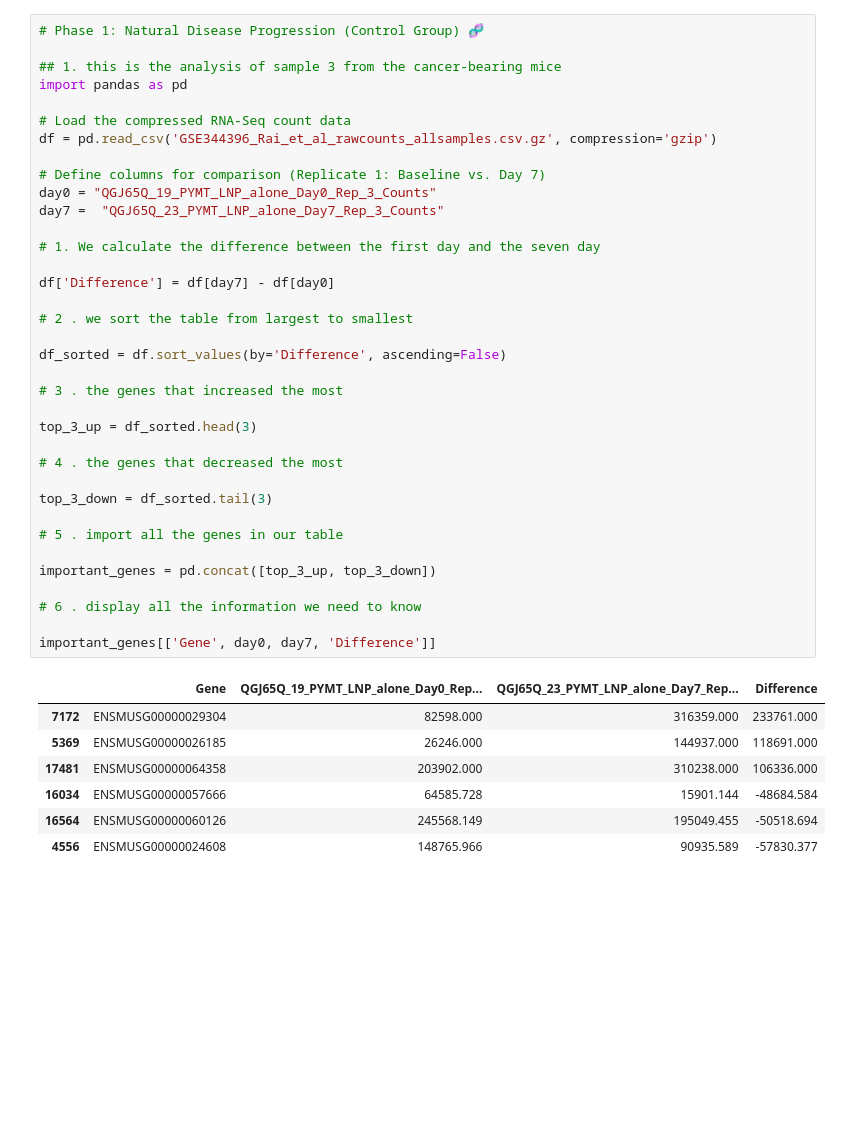
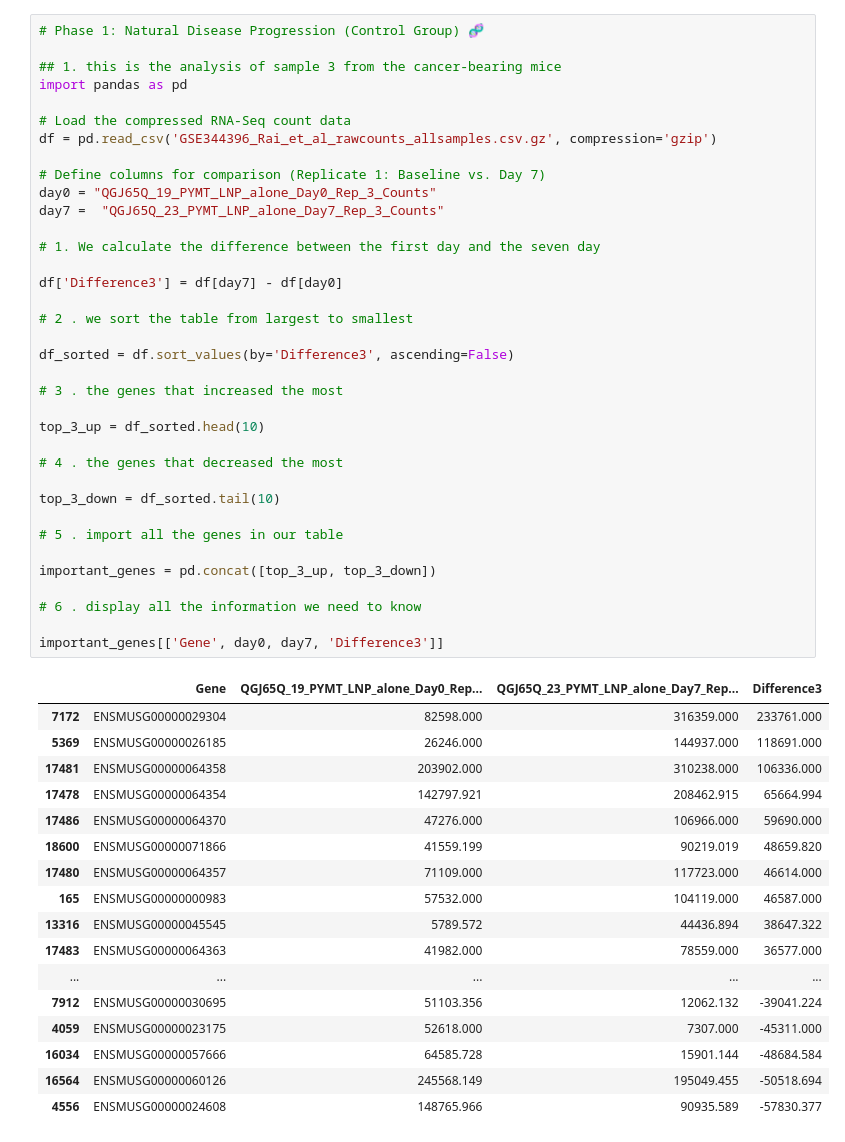
Before and after one commit to ayoubtech21/PYMT-Breast-Cancer-Analysis., a Jupyter notebook: Phase1_Disease_Progression.ipynb, the cells around one changed output. Saved outputs shown, nothing was run; the diff lists cells and outputs as text; blank space fills up the shorter version.

```diff
--- a/Phase1_Disease_Progression.ipynb
+++ b/Phase1_Disease_Progression.ipynb
@@ -94,42 +114,52 @@ important_genes[['Gene', day0, day7, 'Difference']]
 
 ## 1. this is the analysis of sample 3 from the cancer-bearing mice
 import pandas as pd
 
 # Load the compressed RNA-Seq count data
 df = pd.read_csv('GSE344396_Rai_et_al_rawcounts_allsamples.csv.gz', compression='gzip')
 
 # Define columns for comparison (Replicate 1: Baseline vs. Day 7)
 day0 = "QGJ65Q_19_PYMT_LNP_alone_Day0_Rep_3_Counts"
 day7 =  "QGJ65Q_23_PYMT_LNP_alone_Day7_Rep_3_Counts"
 
 # 1. We calculate the difference between the first day and the seven day
 
-df['Difference'] = df[day7] - df[day0]
+df['Difference3'] = df[day7] - df[day0]
 
 # 2 . we sort the table from largest to smallest
 
-df_sorted = df.sort_values(by='Difference', ascending=False)
+df_sorted = df.sort_values(by='Difference3', ascending=False)
 
 # 3 . the genes that increased the most
 
-top_3_up = df_sorted.head(3)
+top_3_up = df_sorted.head(10)
 
 # 4 . the genes that decreased the most
 
-top_3_down = df_sorted.tail(3)
+top_3_down = df_sorted.tail(10)
 
 # 5 . import all the genes in our table
 
 important_genes = pd.concat([top_3_up, top_3_down])
 
 # 6 . display all the information we need to know
 
-important_genes[['Gene', day0, day7, 'Difference']]
+important_genes[['Gene', day0, day7, 'Difference3']]
 # %% [output]
-|  | Gene | QGJ65Q_19_PYMT_LNP_alone_Day0_Rep... | QGJ65Q_23_PYMT_LNP_alone_Day7_Rep... | Difference |
+|  | Gene | QGJ65Q_19_PYMT_LNP_alone_Day0_Rep... | QGJ65Q_23_PYMT_LNP_alone_Day7_Rep... | Difference3 |
 | 7172 | ENSMUSG00000029304 | 82598.000 | 316359.000 | 233761.000 |
 | 5369 | ENSMUSG00000026185 | 26246.000 | 144937.000 | 118691.000 |
 | 17481 | ENSMUSG00000064358 | 203902.000 | 310238.000 | 106336.000 |
+| 17478 | ENSMUSG00000064354 | 142797.921 | 208462.915 | 65664.994 |
+| 17486 | ENSMUSG00000064370 | 47276.000 | 106966.000 | 59690.000 |
+| 18600 | ENSMUSG00000071866 | 41559.199 | 90219.019 | 48659.820 |
+| 17480 | ENSMUSG00000064357 | 71109.000 | 117723.000 | 46614.000 |
+| 165 | ENSMUSG00000000983 | 57532.000 | 104119.000 | 46587.000 |
+| 13316 | ENSMUSG00000045545 | 5789.572 | 44436.894 | 38647.322 |
+| 17483 | ENSMUSG00000064363 | 41982.000 | 78559.000 | 36577.000 |
+| ... | ... | ... | ... | ... |
+| 7912 | ENSMUSG00000030695 | 51103.356 | 12062.132 | -39041.224 |
+| 4059 | ENSMUSG00000023175 | 52618.000 | 7307.000 | -45311.000 |
 | 16034 | ENSMUSG00000057666 | 64585.728 | 15901.144 | -48684.584 |
 | 16564 | ENSMUSG00000060126 | 245568.149 | 195049.455 | -50518.694 |
 | 4556 | ENSMUSG00000024608 | 148765.966 | 90935.589 | -57830.377 |
```
Also changed, not shown: parts of 6 cells of this notebook.
